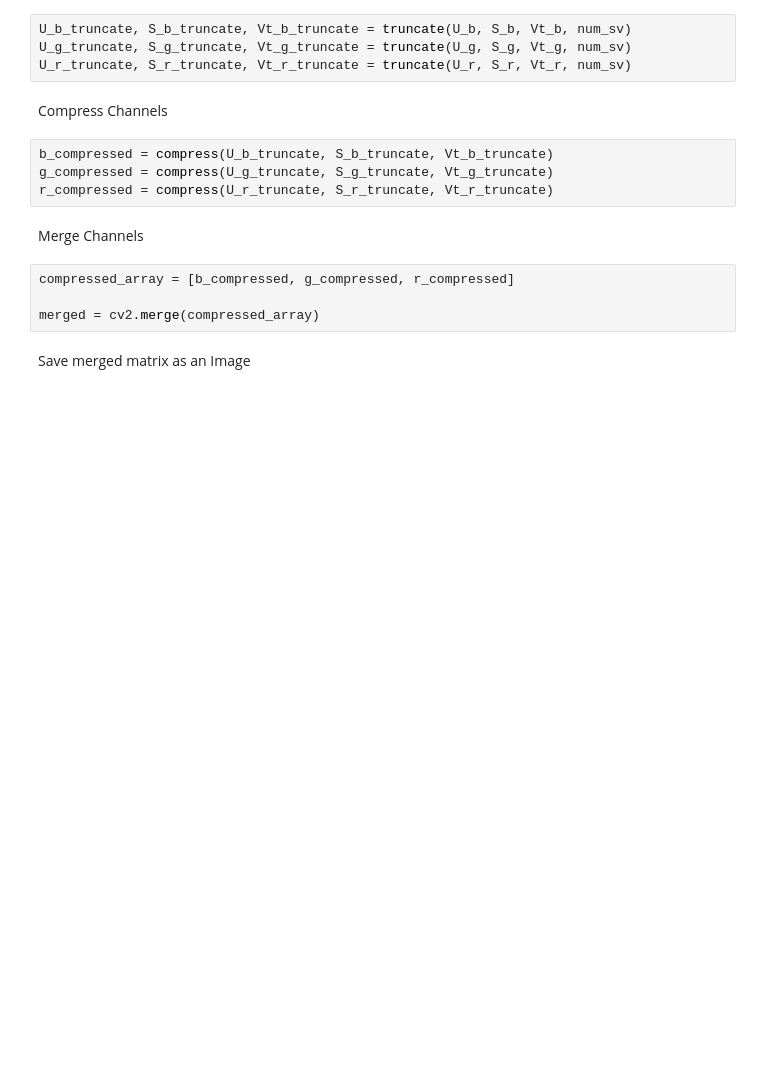
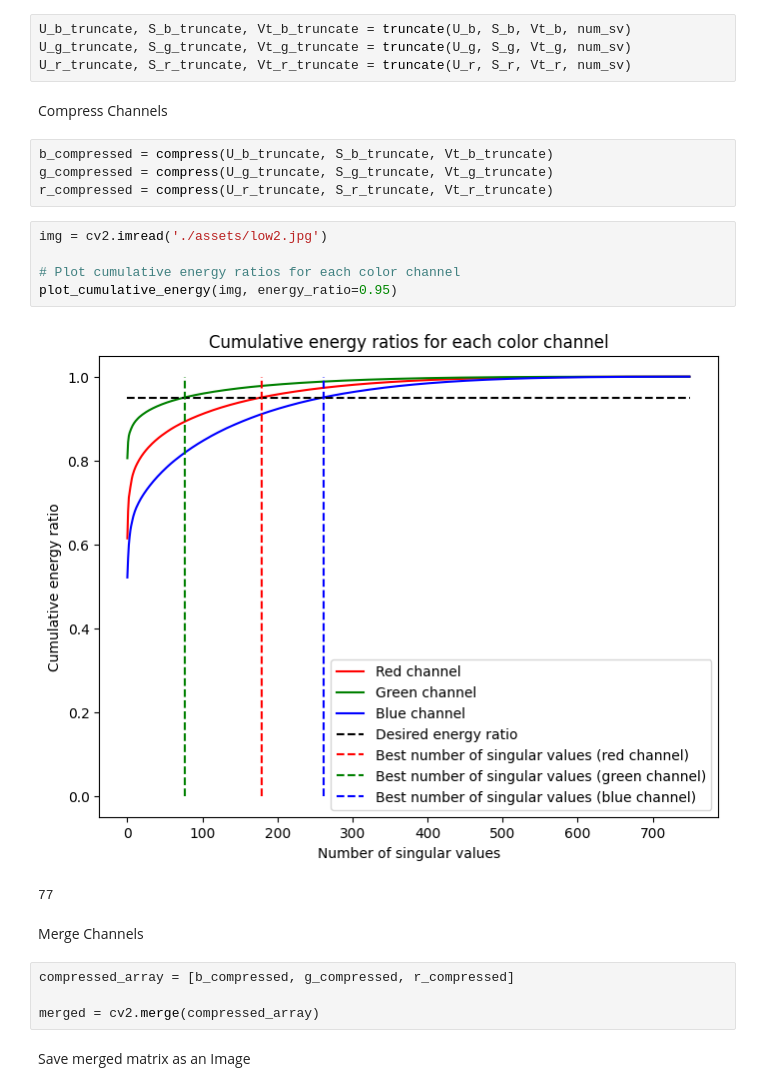
Before and after one commit to codeowlers/Image-Processing-SVD, a Jupyter notebook: main-script.ipynb, the cells around one changed output. Cells and saved outputs as stored; diff of their text form; blank space fills up the shorter version.

```diff
--- a/main-script.ipynb
+++ b/main-script.ipynb
@@ -63,6 +76,14 @@ Compress Channels
 b_compressed = compress(U_b_truncate, S_b_truncate, Vt_b_truncate)
 g_compressed = compress(U_g_truncate, S_g_truncate, Vt_g_truncate)
 r_compressed = compress(U_r_truncate, S_r_truncate, Vt_r_truncate)
+# %%
+img = cv2.imread('./assets/low2.jpg')
+
+# Plot cumulative energy ratios for each color channel
+plot_cumulative_energy(img, energy_ratio=0.95)
+# %% [output]
+[figure, added]
+77
 # %% [markdown]
 Merge Channels
 # %%
```
Also changed, not shown: parts of 4 cells of this notebook, 3 other files.
